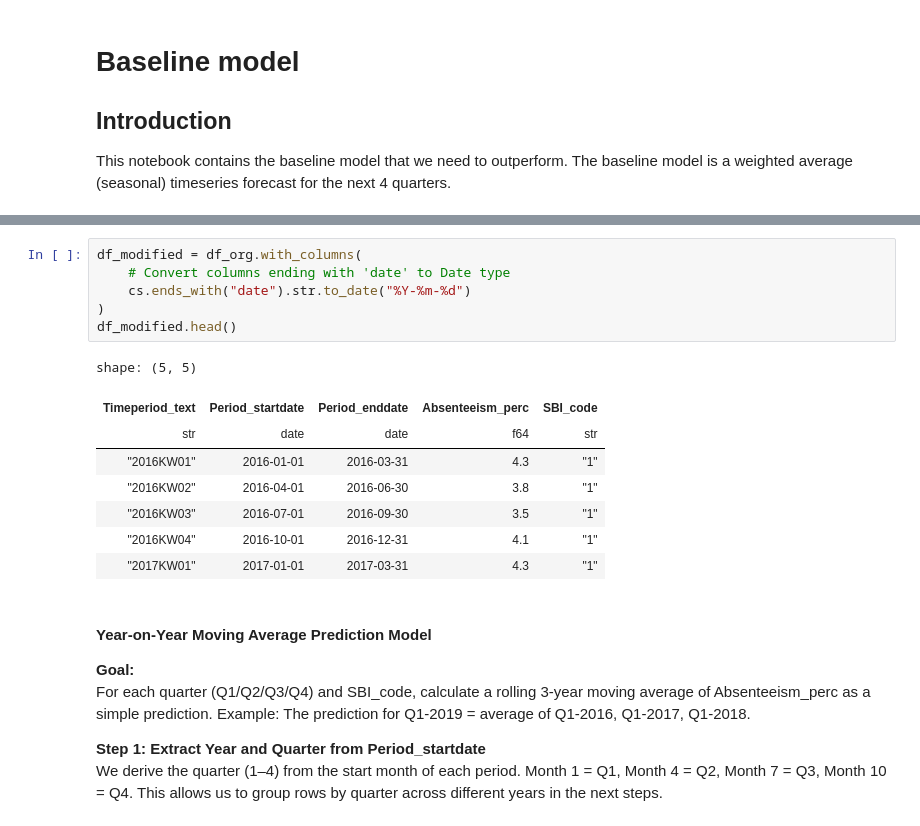
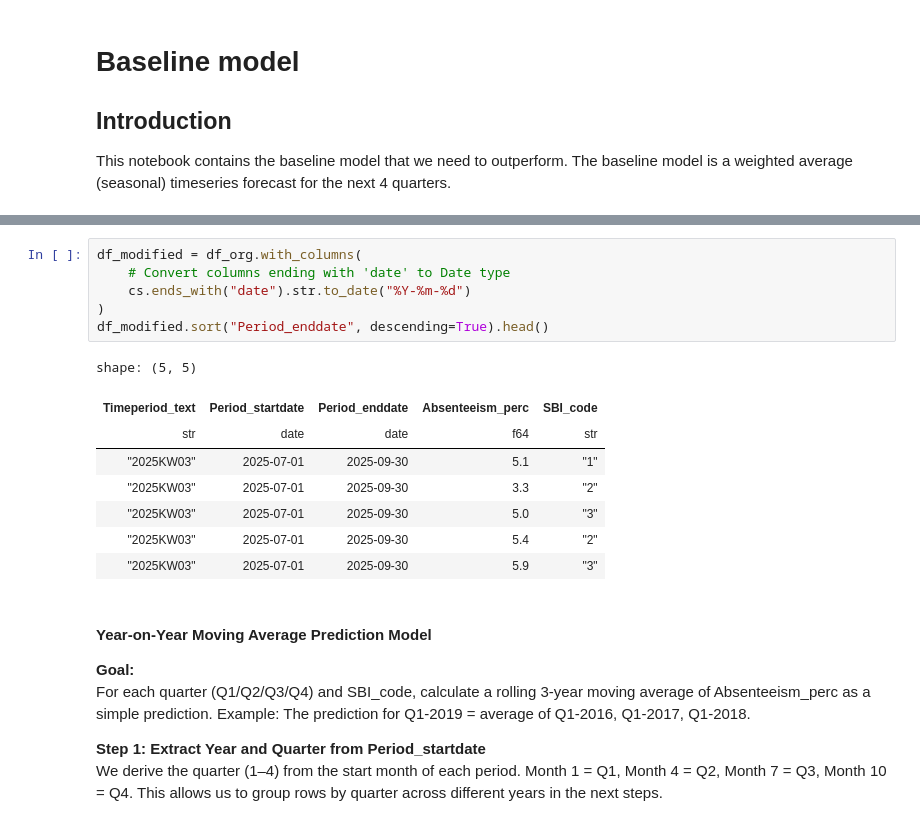
Before and after one commit to ysuurme/eaisi-uwv, a Jupyter notebook: code/baseline_model.ipynb, the cells around one changed output, grey strips where cells are left out. Saved outputs shown, nothing was run; the diff lists cells and outputs as text.

```diff
--- a/code/baseline_model.ipynb
+++ b/code/baseline_model.ipynb
@@ -72,18 +76,18 @@ shape: (5, 5)
 # %%
 df_modified = df_org.with_columns(
     # Convert columns ending with 'date' to Date type
     cs.ends_with("date").str.to_date("%Y-%m-%d")
 )
-df_modified.head()
+df_modified.sort("Period_enddate", descending=True).head()
 # %% [output]
 shape: (5, 5)
 | Timeperiod_text | Period_startdate | Period_enddate | Absenteeism_perc | SBI_code |
 | str | date | date | f64 | str |
-| "2016KW01" | 2016-01-01 | 2016-03-31 | 4.3 | "1" |
-| "2016KW02" | 2016-04-01 | 2016-06-30 | 3.8 | "1" |
-| "2016KW03" | 2016-07-01 | 2016-09-30 | 3.5 | "1" |
-| "2016KW04" | 2016-10-01 | 2016-12-31 | 4.1 | "1" |
-| "2017KW01" | 2017-01-01 | 2017-03-31 | 4.3 | "1" |
+| "2025KW03" | 2025-07-01 | 2025-09-30 | 5.1 | "1" |
+| "2025KW03" | 2025-07-01 | 2025-09-30 | 3.3 | "2" |
+| "2025KW03" | 2025-07-01 | 2025-09-30 | 5.0 | "3" |
+| "2025KW03" | 2025-07-01 | 2025-09-30 | 5.4 | "2" |
+| "2025KW03" | 2025-07-01 | 2025-09-30 | 5.9 | "3" |
 # %% [markdown]
 #### Year-on-Year Moving Average Prediction Model
 **Goal:** <br> For each quarter (Q1/Q2/Q3/Q4) and SBI_code, calculate a rolling 3-year moving average of Absenteeism_perc as a simple prediction.
```
Also changed, not shown: parts of 11 cells of this notebook, 2 other files.
